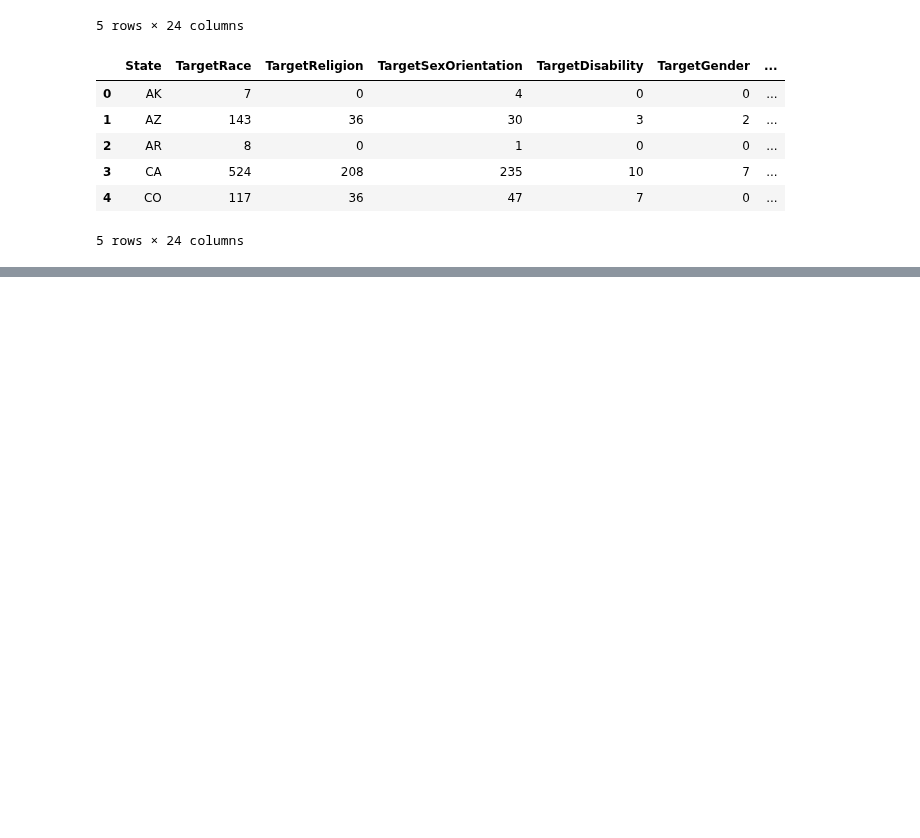
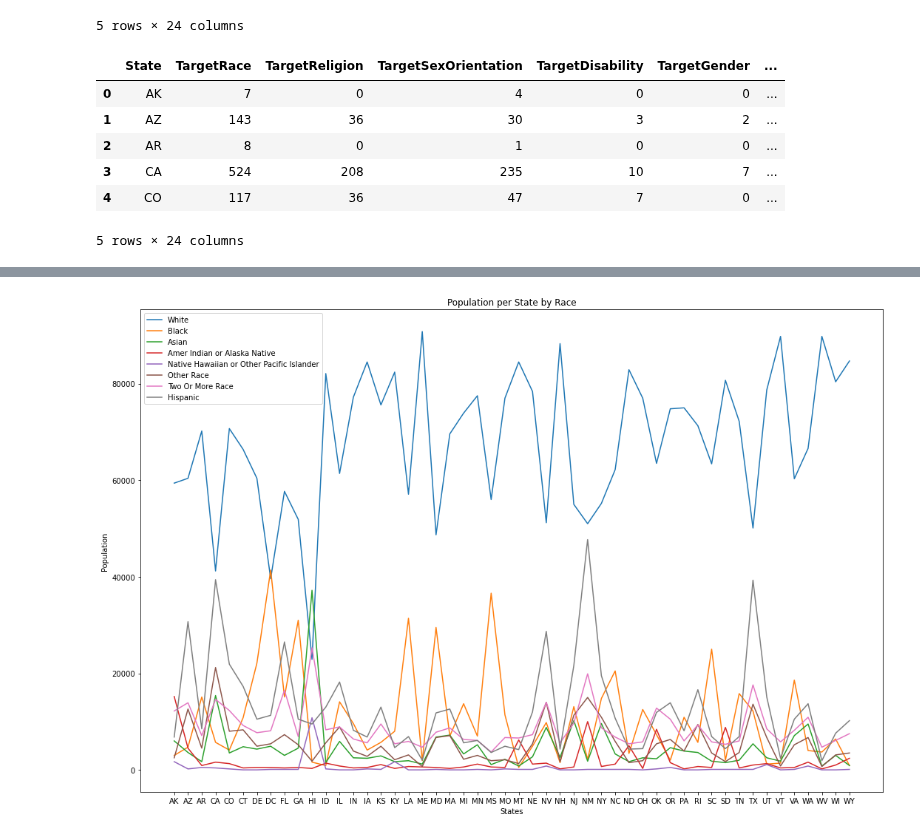
Before and after one commit to atamara/CrimeStatistics, a Jupyter notebook: Sayira Furnish - Final Project.ipynb, the cells around one changed output, grey strips where cells are left out. Cells and saved outputs as stored; diff of their text form; code cells hidden in the pictures; blank space fills up the shorter version.

```diff
--- a/Sayira Furnish - Final Project.ipynb
+++ b/Sayira Furnish - Final Project.ipynb
@@ -539,0 +410,6 @@ plt.show()
+# %%
+#Since have used percentages to calculate portion of population for each race, percentage data no longer needed
+HC2019_USC2020_NoPct = HC2019_USC2020[['State', 'TargetRace', 'TargetReligion', 'TargetSexOrientation', 'TargetDisability',
+                                'TargetGender', 'TargetGenderID', 'Population', 'WhitePop', 'BlackPop', 'AsianPop',
+                                   'AmerIndianAlaskaNativePop', 'NativeHawaiianOtherPacificIslanderPop', 'OtherRacePop',
+                                   'TwoOrMoreRacePop', 'HispanicPop']]
@@ -539,0 +475,8 @@ plt.show()
+# %%
+#Need to control for population
+HC2019_USC2020_NoPct['RaceCrime100K'] = ((HC2019_USC2020_NoPct['TargetRace'] * 100000) / HC2019_USC2020_NoPct['Population'])
+HC2019_USC2020_NoPct['ReligionCrime100K'] = ((HC2019_USC2020_NoPct['TargetReligion'] * 100000) / HC2019_USC2020_NoPct['Population'])
+HC2019_USC2020_NoPct['SexOrientCrime100K'] = ((HC2019_USC2020_NoPct['TargetSexOrientation'] * 100000) / HC2019_USC2020_NoPct['Population'])
+HC2019_USC2020_NoPct['DisabilityCrime100K'] = ((HC2019_USC2020_NoPct['TargetDisability'] * 100000) / HC2019_USC2020_NoPct['Population'])
+HC2019_USC2020_NoPct['GenderCrime100K'] = ((HC2019_USC2020_NoPct['TargetGender'] * 100000) / HC2019_USC2020_NoPct['Population'])
+HC2019_USC2020_NoPct['GenderIDCrime100K'] = ((HC2019_USC2020_NoPct['TargetGenderID'] * 100000) / HC2019_USC2020_NoPct['Population'])
@@ -539,0 +542,5 @@ plt.show()
+# %%
+#Want to visualize the demographic breakdown per state, so going to drop the crime data
+HC2019_USC2020_NoCrime = HC2019_USC2020_NoPct[['State', 'Population', 'WhitePop', 'BlackPop', 'AsianPop',
+                                   'AmerIndianAlaskaNativePop', 'NativeHawaiianOtherPacificIslanderPop', 'OtherRacePop',
+                                   'TwoOrMoreRacePop', 'HispanicPop']]
@@ -539,0 +556,10 @@ plt.show()
+# %%
+#Need to control for population
+HC2019_USC2020_NoCrime['WhitePop100K'] = ((HC2019_USC2020_NoCrime['WhitePop'] * 100000) / HC2019_USC2020_NoCrime['Population'])
+HC2019_USC2020_NoCrime['BlackPop100K'] = ((HC2019_USC2020_NoCrime['BlackPop'] * 100000) / HC2019_USC2020_NoCrime['Population'])
+HC2019_USC2020_NoCrime['AsianPop100K'] = ((HC2019_USC2020_NoCrime['AsianPop'] * 100000) / HC2019_USC2020_NoCrime['Population'])
+HC2019_USC2020_NoCrime['AmerIndianAlaskaNativePop100K'] = ((HC2019_USC2020_NoCrime['AmerIndianAlaskaNativePop'] * 100000) / HC2019_USC2020_NoCrime['Population'])
+HC2019_USC2020_NoCrime['NativeHawaiianOtherPacificIslanderPop100K'] = ((HC2019_USC2020_NoCrime['NativeHawaiianOtherPacificIslanderPop'] * 100000) / HC2019_USC2020_NoCrime['Population'])
+HC2019_USC2020_NoCrime['OtherRacePop100K'] = ((HC2019_USC2020_NoCrime['OtherRacePop'] * 100000) / HC2019_USC2020_NoCrime['Population'])
+HC2019_USC2020_NoCrime['TwoOrMoreRacePop100K'] = ((HC2019_USC2020_NoCrime['TwoOrMoreRacePop'] * 100000) / HC2019_USC2020_NoCrime['Population'])
+HC2019_USC2020_NoCrime['HispanicPop100K'] = ((HC2019_USC2020_NoCrime['HispanicPop'] * 100000) / HC2019_USC2020_NoCrime['Population'])
@@ -539,0 +593,18 @@ plt.show()
+# %%
+#Plot a visualization
+plt.figure(figsize=(18,12))
+plt.plot(HC2019_USC2020_NoCrime['State'], HC2019_USC2020_NoCrime['WhitePop100K'], label='White')
+plt.plot(HC2019_USC2020_NoCrime['State'], HC2019_USC2020_NoCrime['BlackPop100K'], label='Black')
+plt.plot(HC2019_USC2020_NoCrime['State'], HC2019_USC2020_NoCrime['AsianPop100K'], label='Asian')
+plt.plot(HC2019_USC2020_NoCrime['State'], HC2019_USC2020_NoCrime['AmerIndianAlaskaNativePop100K'], label='Amer Indian or Alaska Native')
+plt.plot(HC2019_USC2020_NoCrime['State'], HC2019_USC2020_NoCrime['NativeHawaiianOtherPacificIslanderPop100K'], label='Native Hawaiian or Other Pacific Islander')
+plt.plot(HC2019_USC2020_NoCrime['State'], HC2019_USC2020_NoCrime['OtherRacePop100K'], label='Other Race')
+plt.plot(HC2019_USC2020_NoCrime['State'], HC2019_USC2020_NoCrime['TwoOrMoreRacePop100K'], label='Two Or More Race')
+plt.plot(HC2019_USC2020_NoCrime['State'], HC2019_USC2020_NoCrime['HispanicPop100K'], label='Hispanic')
+plt.xlabel('States')
+plt.ylabel('Population')
+plt.title('Population per State by Race')
+plt.legend()
+plt.show()
+# %% [output]
+[figure, added]
```
Also changed, not shown: parts of 28 cells of this notebook.
